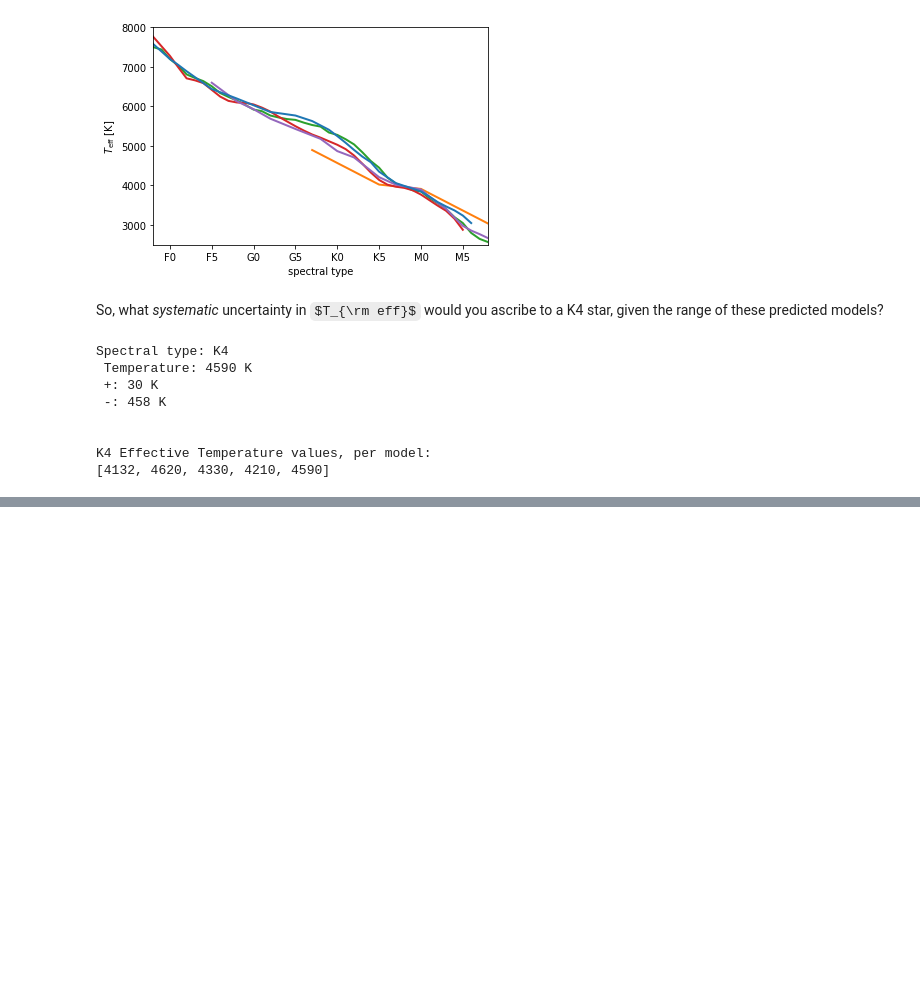
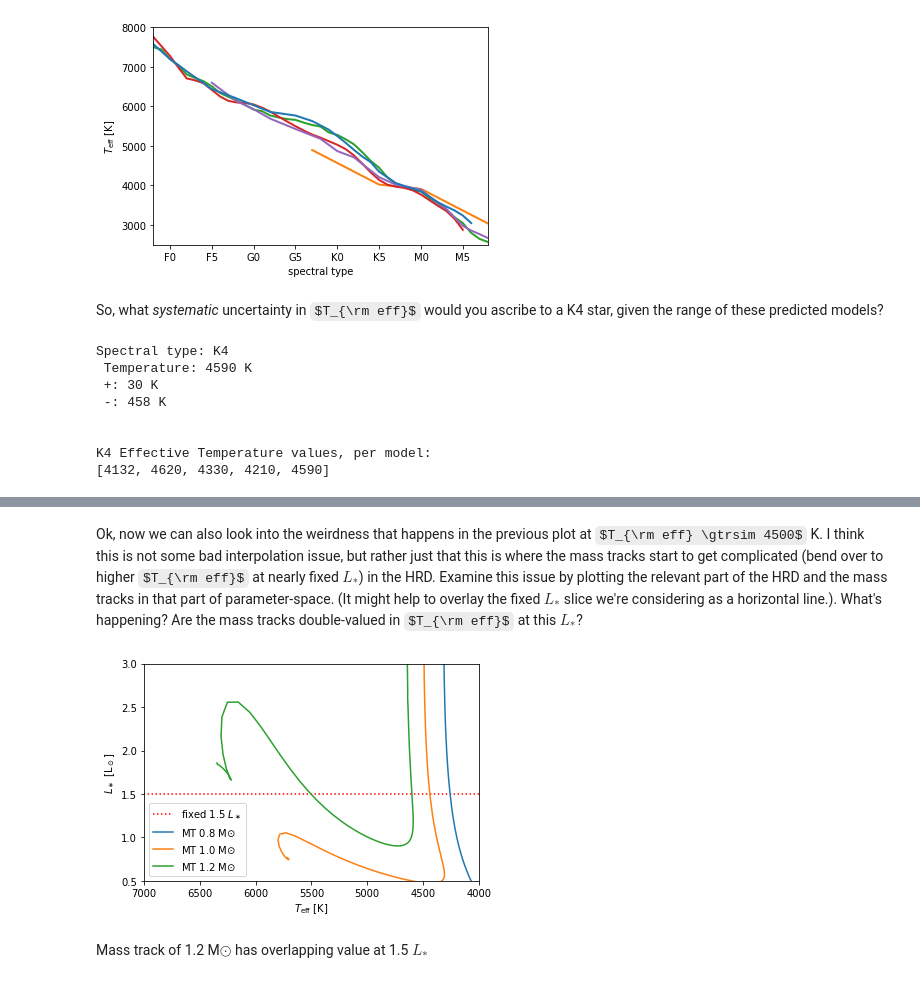
Before and after one commit to seanandrews/dyn-masses, a Jupyter notebook: notebooks/Justin's Notes/The HR Diagram.ipynb, the cells around one changed output, grey strips where cells are left out. Drawn from its saved outputs; the diff is of its cells as text; code cells hidden in the pictures; some formulas as TeX source; blank space fills up the shorter version.

```diff
--- a/notebooks/Justin's Notes/The HR Diagram.ipynb
+++ b/notebooks/Justin's Notes/The HR Diagram.ipynb
@@ -376,0 +470,26 @@ Text(0, 0.5, '$L_\\ast \\,\\, [{\\rm L}_\\odot]$')
+# %% [markdown]
+Ok, now we can also look into the weirdness that happens in the previous plot at $T_{\rm eff} \gtrsim 4500$ K.  I think this is not some bad interpolation issue, but rather just that this is where the mass tracks start to get complicated (bend over to higher $T_{\rm eff}$ at nearly fixed $L_\ast$) in the HRD.  Examine this issue by plotting the relevant part of the HRD and the mass tracks in that part of parameter-space.  (It might help to overlay the fixed $L_\ast$ slice we're considering as a horizontal line.). What's happening?  Are the mass tracks double-valued in $T_{\rm eff}$ at this $L_\ast$?
+# %%
+Tlim = [7000, 4000]    # note: Teff is plotted backwards (see note below)
+Llim = [0.5, 3]
+fig, ax = plt.subplots()
+x = np.linspace(4000, 7000, 1000)
+y = np.linspace(1.5, 1.5, 1000)
+ax.plot(x, y, ':r', label=r'fixed 1.5 $L_\ast$')
+
+track_num = [80, 100, 120]
+
+for i in track_num: #mass tracks near 0.93 Msun
+    file_track_mass = working_dir+'MIST/'+filename_eep+'/%sM.track.eep'% ("{:05d}".format(i))
+    track_mass = ascii.read(file_track_mass)
+    age, logL, logTe = track_mass['col1'], track_mass['col7'], track_mass['col12']
+    ax.plot(10**logTe[age < 1e8], 10**logL[age < 1e8], label = 'MT %s M$\odot$' % (i/100))
+    ax.set_xlim(Tlim)
+    ax.set_ylim(Llim)
+    ax.set_xlabel(r'${T_{\rm eff}} \,\, [{\rm K}]$')
+    ax.set_ylabel(r'${L_\ast} \,\, [{\rm L}_\odot]$')
+    ax.legend()
+# %% [output]
+[figure, added]
+# %% [markdown]
+Mass track of 1.2 M$\odot$ has overlapping value at 1.5 $L_\ast$
```
Also changed, not shown: parts of 12 cells of this notebook.
